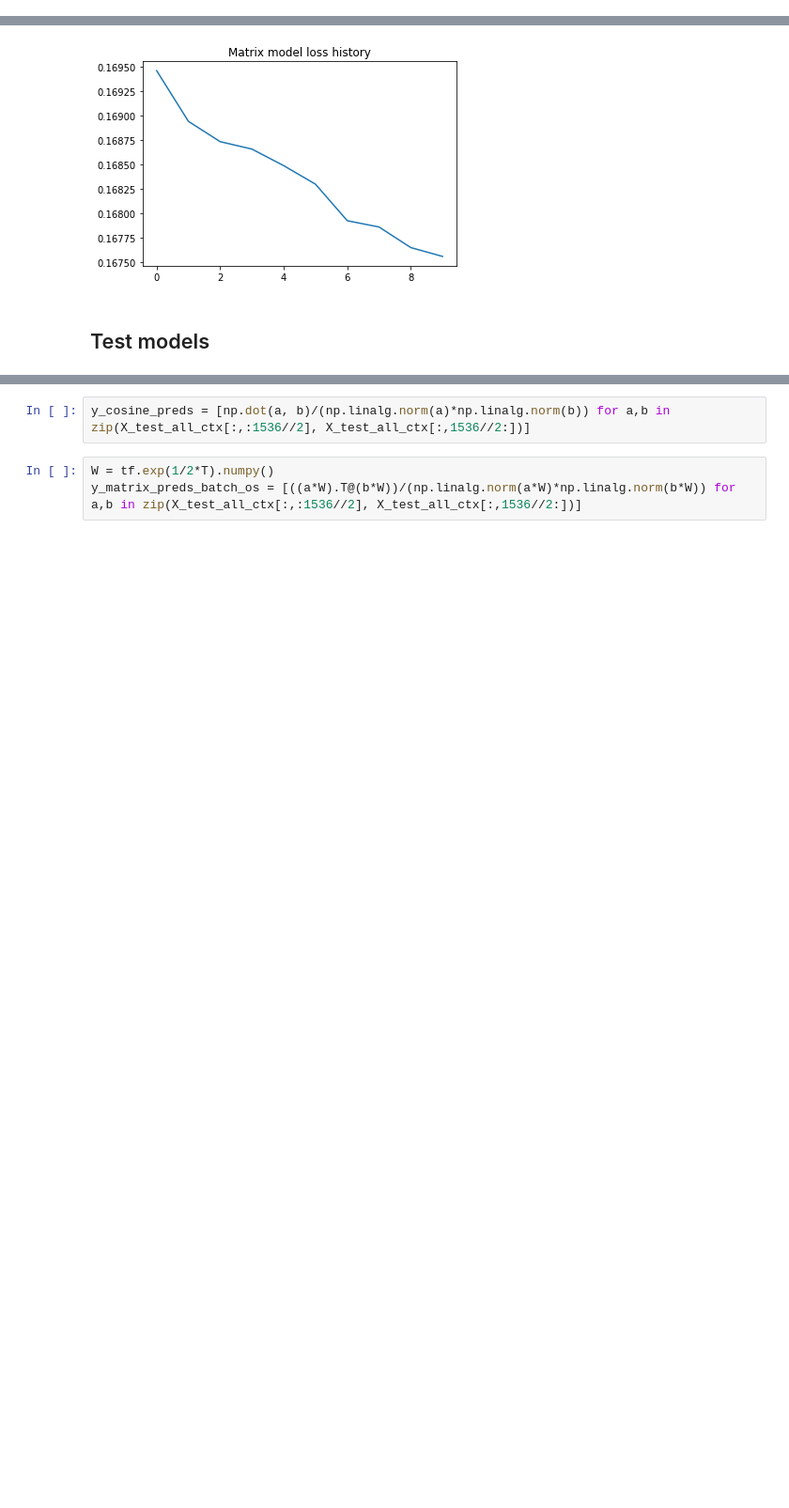
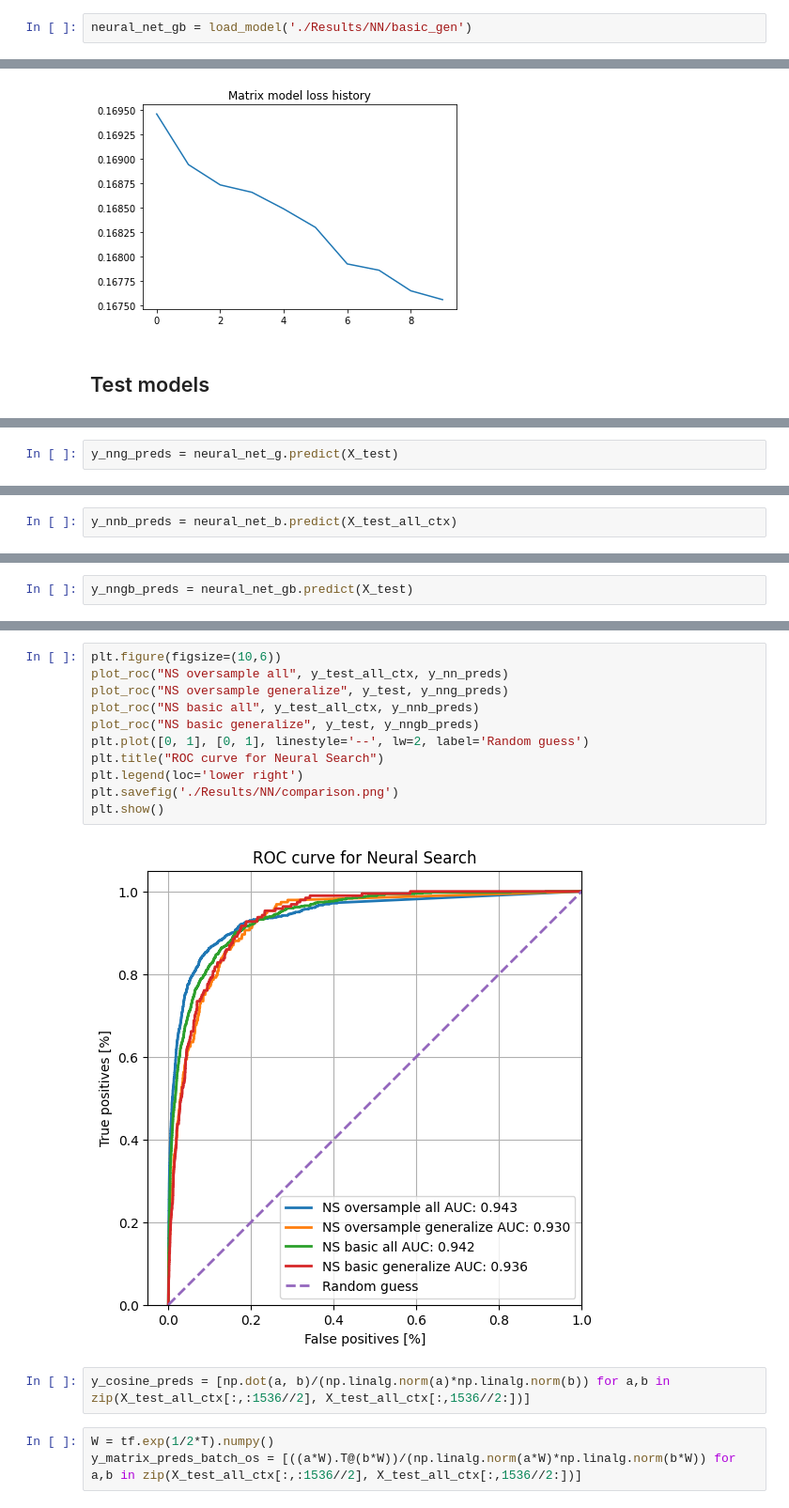
Before and after one commit to holmesec/Learning-with-ChatGPT-web-demo, a Jupyter notebook: dev/Neural Search/notebook.ipynb, the cells around one changed output, grey strips where cells are left out. Shown at 94% size. Drawn from its saved outputs; the diff is of its cells as text; blank space fills up the shorter version.

```diff
--- a/dev/Neural Search/notebook.ipynb
+++ b/dev/Neural Search/notebook.ipynb
@@ -200,3 +313,5 @@ Epoch 10/10
+# %%
+neural_net_gb = load_model('./Results/NN/basic_gen')
 # %%
 plt.plot(history.history['loss'])
 # %% [output]
@@ -461,0 +597,2 @@ y_nn_preds = neural_net.predict(X_test_all_ctx)
+# %%
+y_nng_preds = neural_net_g.predict(X_test)
@@ -461,0 +601,2 @@ y_nn_preds = neural_net.predict(X_test_all_ctx)
+# %%
+y_nnb_preds = neural_net_b.predict(X_test_all_ctx)
@@ -461,0 +605,2 @@ y_nn_preds = neural_net.predict(X_test_all_ctx)
+# %%
+y_nngb_preds = neural_net_gb.predict(X_test)
@@ -462,3 +609,16 @@ y_nn_preds = neural_net.predict(X_test_all_ctx)
+# %%
+plt.figure(figsize=(10,6))
+plot_roc("NS oversample all", y_test_all_ctx, y_nn_preds)
+plot_roc("NS oversample generalize", y_test, y_nng_preds)
+plot_roc("NS basic all", y_test_all_ctx, y_nnb_preds)
+plot_roc("NS basic generalize", y_test, y_nngb_preds)
+plt.plot([0, 1], [0, 1], linestyle='--', lw=2, label='Random guess')
+plt.title("ROC curve for Neural Search")
+plt.legend(loc='lower right')
+plt.savefig('./Results/NN/comparison.png')
+plt.show()
+# %% [output]
+[figure, added]
 # %%
 y_cosine_preds = [np.dot(a, b)/(np.linalg.norm(a)*np.linalg.norm(b)) for a,b in zip(X_test_all_ctx[:,:1536//2], X_test_all_ctx[:,1536//2:])]
 # %%
```
Also changed, not shown: parts of 28 cells of this notebook, 18 other files.
